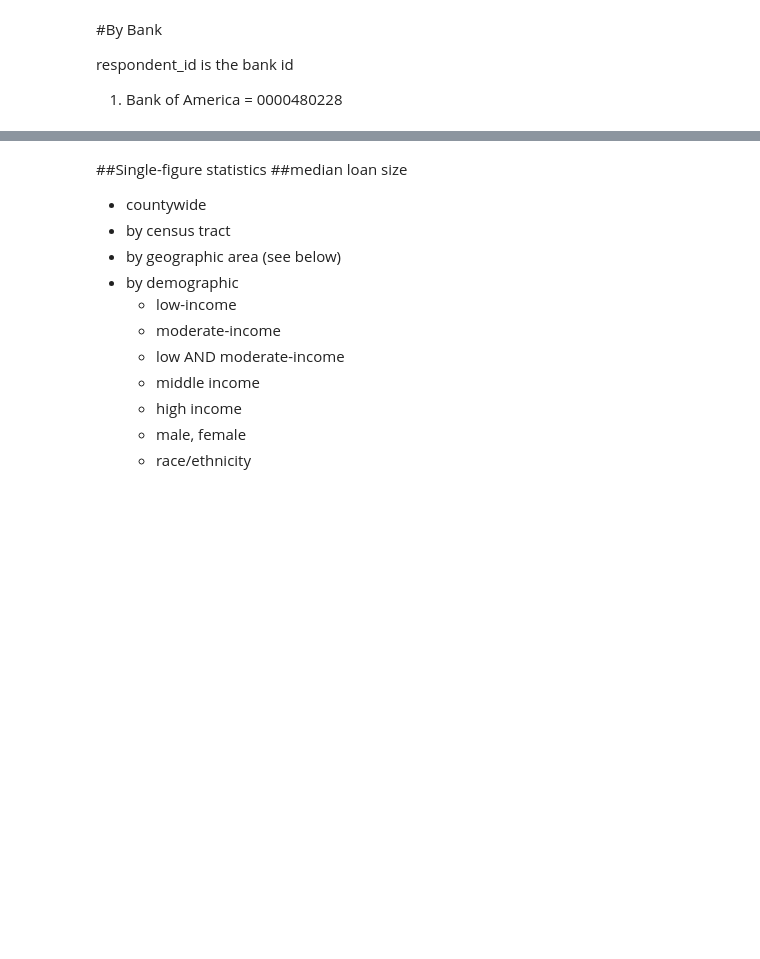
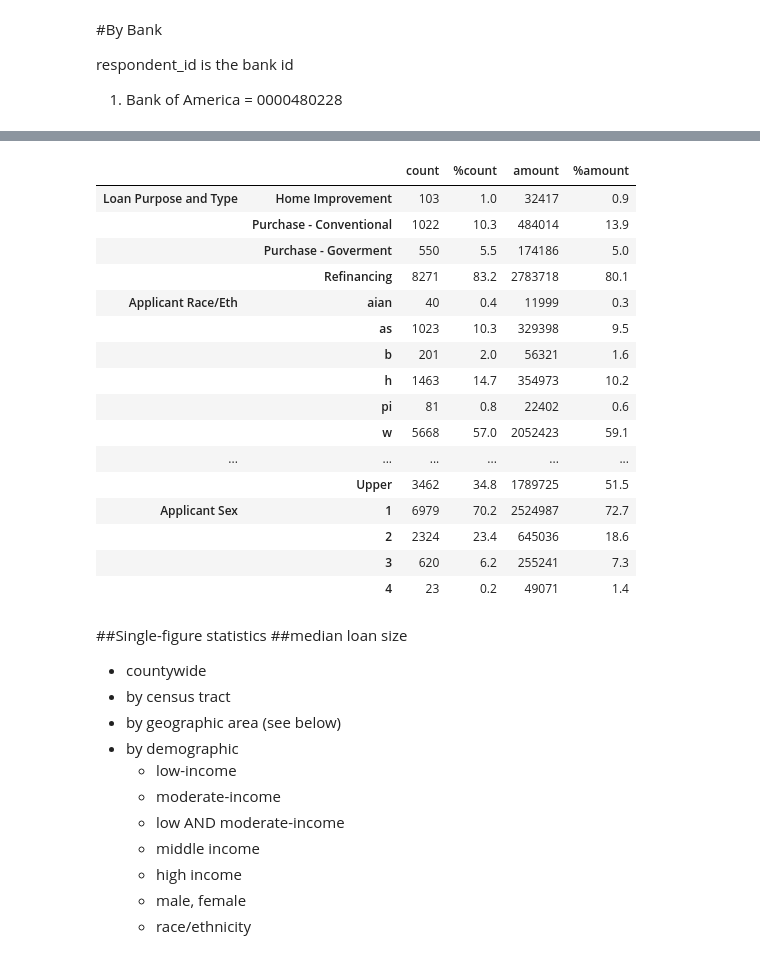
Before and after one commit to CivicKnowledge/San-Diego-Housing, a Jupyter notebook: gonzalo/report-g.ipynb, the cells around one changed output, grey strips where cells are left out. Saved outputs shown, nothing was run; the diff lists cells and outputs as text; code cells hidden in the pictures; blank space fills up the shorter version.

```diff
--- a/gonzalo/report-g.ipynb
+++ b/gonzalo/report-g.ipynb
@@ -159,0 +139,67 @@ boadf = df[df.respondent_id =='0000480228']
+# %%
+#subset
+boadf = df[df.respondent_id =='0000480228']
+boacount = boadf.loan_amount.count()
+boaamount = boadf.loan_amount.sum()
+
+# classification of loan purpose/type
+boadf['loan_purtype'] = '_'
+boadf['loan_purtype'][(boadf['loan_purpose'] == 1) & (boadf['loan_type'] == 1)] = 'Purchase - Conventional'
+boadf['loan_purtype'][(boadf['loan_purpose'] == 1) & (boadf['loan_type'] > 1)] = 'Purchase - Goverment'
+boadf['loan_purtype'][boadf['loan_purpose'] == 2] = 'Home Improvement'
+boadf['loan_purtype'][boadf['loan_purpose'] == 3] = 'Refinancing'
+
+loanpt = boadf.groupby(['loan_purtype'])
+loanpt = loanpt['loan_amount'].agg(
+                            {'count': np.size,
+                             'amount': np.sum})
+loanpt['%count'] = np.round(100*loanpt['count']/boacount,1)
+loanpt['%amount'] = np.round(100*loanpt['amount']/boaamount,1)
+loanpt=loanpt[['count','%count','amount','%amount']]
+
+#race and ethnicity
+race_eth  = boadf.groupby(['race_eth'])
+race_eth  = race_eth ['loan_amount'].agg(
+                            {'count': np.size,
+                             'amount': np.sum})
+
+race_eth ['%count'] = np.round(100*race_eth['count']/boacount,1)
+race_eth ['%amount'] = np.round(100*race_eth['amount']/boaamount,1)
+race_eth = race_eth [['count','%count','amount','%amount']]
+
+# classification of applicant income as percent of median
+boadf['applicant_income_percent_median'] = 100*boadf.applicant_income/boadf.applicant_income.median()
+boadf['applicant_income_cat'] = 'Income Not Available'
+boadf['applicant_income_cat'][boadf['applicant_income_percent_median'] < 50] = 'Low'
+boadf['applicant_income_cat'][(boadf['applicant_income_percent_median'] >= 50) & (boadf['applicant_income_percent_median'] < 80)] = 'Moderate'
+boadf['applicant_income_cat'][(boadf['applicant_income_percent_median'] >= 80) & (boadf['applicant_income_percent_median'] < 120)] = 'Middle'
+boadf['applicant_income_cat'][boadf['applicant_income_percent_median'] >= 120] = 'Upper'
+
+#income
+income  = boadf.groupby(['applicant_income_cat'])
+income   = income['loan_amount'].agg(
+                            {'count': np.size,
+                             'amount': np.sum})
+
+income ['%count'] = np.round(100*income['count']/boacount,1)
+income ['%amount'] = np.round(100*income['amount']/boaamount,1)
+income = income [['count','%count','amount','%amount']]
+
+#sex
+sex  = boadf.groupby(['applicant_sex'])
+sex   = sex['loan_amount'].agg(
+                            {'count': np.size,
+                             'amount': np.sum})
+
+sex ['%count'] = np.round(100*sex['count']/boacount,1)
+sex ['%amount'] = np.round(100*sex['amount']/boaamount,1)
+sex = sex [['count','%count','amount','%amount']]
+
+#stacking
+frames = [loanpt, race_eth,income,sex]
+boaapp = pd.concat(frames, keys=['Loan Purpose and Type',
+                                   'Applicant Race/Eth',
+                                   'Applicant Income',
+                                   'Applicant Sex'])
+boaapp
+# %% [output]
@@ -160,3 +209,20 @@ boadf = df[df.respondent_id =='0000480228']
+|  |  | count | %count | amount | %amount |
+| Loan Purpose and Type | Home Improvement | 103 | 1.0 | 32417 | 0.9 |
+|  | Purchase - Conventional | 1022 | 10.3 | 484014 | 13.9 |
+|  | Purchase - Goverment | 550 | 5.5 | 174186 | 5.0 |
+|  | Refinancing | 8271 | 83.2 | 2783718 | 80.1 |
+| Applicant Race/Eth | aian | 40 | 0.4 | 11999 | 0.3 |
+|  | as | 1023 | 10.3 | 329398 | 9.5 |
+|  | b | 201 | 2.0 | 56321 | 1.6 |
+|  | h | 1463 | 14.7 | 354973 | 10.2 |
+|  | pi | 81 | 0.8 | 22402 | 0.6 |
+|  | w | 5668 | 57.0 | 2052423 | 59.1 |
+| ... | ... | ... | ... | ... | ... |
+|  | Upper | 3462 | 34.8 | 1789725 | 51.5 |
+| Applicant Sex | 1 | 6979 | 70.2 | 2524987 | 72.7 |
+|  | 2 | 2324 | 23.4 | 645036 | 18.6 |
+|  | 3 | 620 | 6.2 | 255241 | 7.3 |
+|  | 4 | 23 | 0.2 | 49071 | 1.4 |
 # %% [markdown]
 ##Single-figure statistics
 ##median loan size
```
Also changed, not shown: parts of 6 cells of this notebook.
